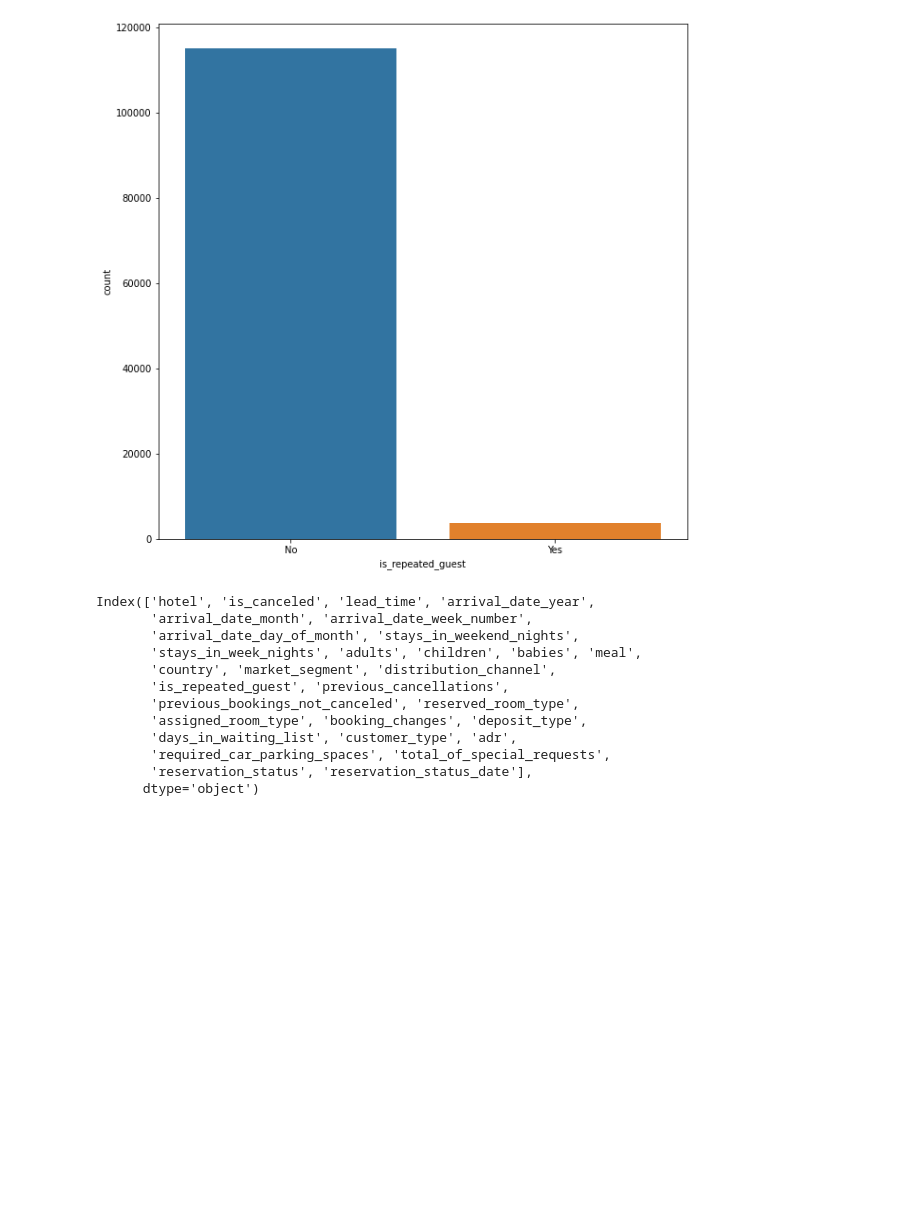
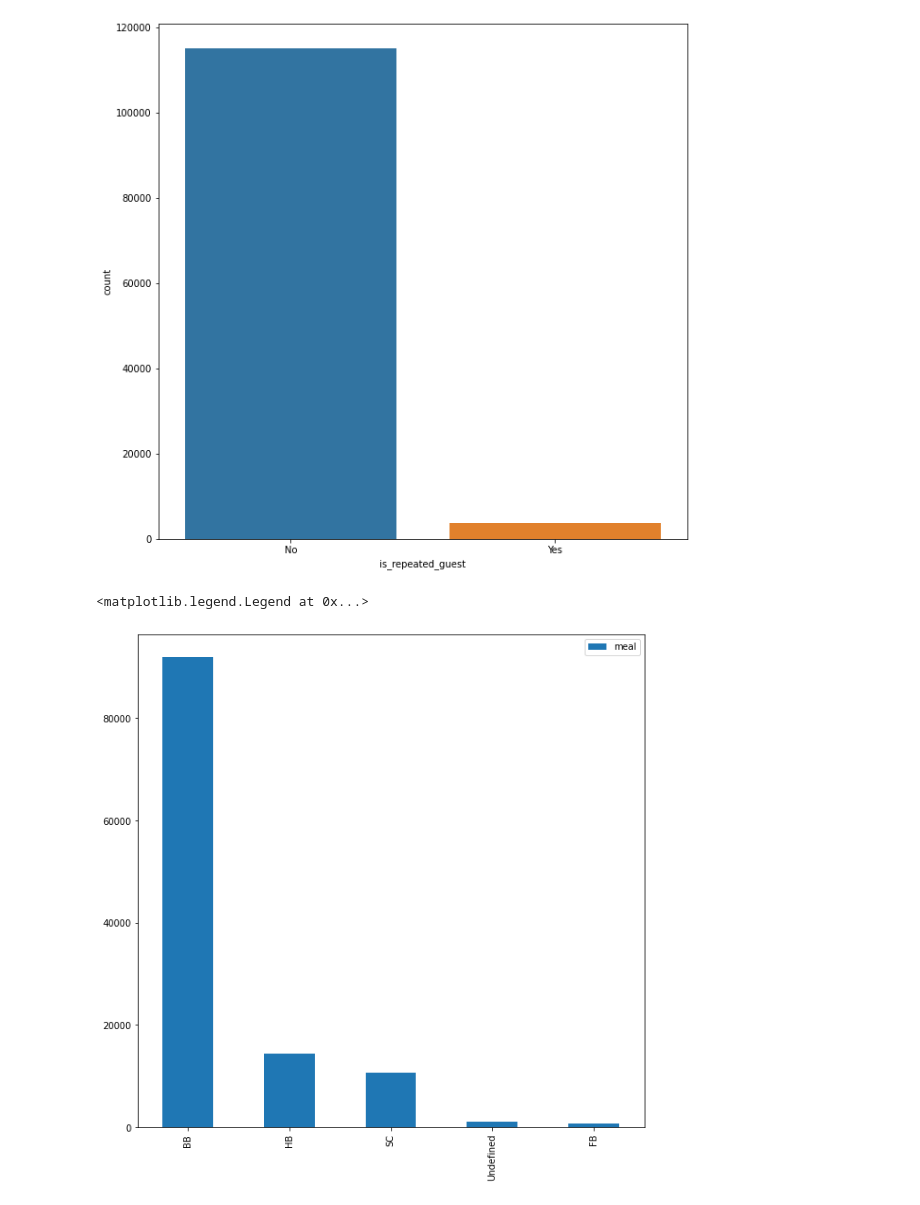
Before and after one commit to V-dit/EDA-hotel-booking-analysis, a Jupyter notebook: Hotel_Booking_Analysis_Capstone_Project.ipynb, the cells around one changed output. Cells and saved outputs as stored; diff of their text form; code cells hidden in the pictures; blank space fills up the shorter version.

```diff
--- a/Hotel_Booking_Analysis_Capstone_Project.ipynb
+++ b/Hotel_Booking_Analysis_Capstone_Project.ipynb
@@ -704,18 +705,10 @@ sns.countplot(repeated_customer['is_repeated_guest'])
 # %% [output]
 <matplotlib.axes._subplots.AxesSubplot at 0x...>
 [figure]
-# %%
-df_nonull.columns
-# %% [output]
-Index(['hotel', 'is_canceled', 'lead_time', 'arrival_date_year',
-       'arrival_date_month', 'arrival_date_week_number',
-       'arrival_date_day_of_month', 'stays_in_weekend_nights',
-       'stays_in_week_nights', 'adults', 'children', 'babies', 'meal',
-       'country', 'market_segment', 'distribution_channel',
-       'is_repeated_guest', 'previous_cancellations',
-       'previous_bookings_not_canceled', 'reserved_room_type',
-       'assigned_room_type', 'booking_changes', 'deposit_type',
-       'days_in_waiting_list', 'customer_type', 'adr',
-       'required_car_parking_spaces', 'total_of_special_requests',
-       'reservation_status', 'reservation_status_date'],
-      dtype='object')
+# %%
+# Plot for Meal types for both the hotels combined
+df_nonull['meal'].value_counts().plot(kind = 'bar')
+plt.legend(loc='upper right')
+# %% [output]
+<matplotlib.legend.Legend at 0x...>
+[figure, added]
```
Also changed, not shown: parts of 12 cells of this notebook.
